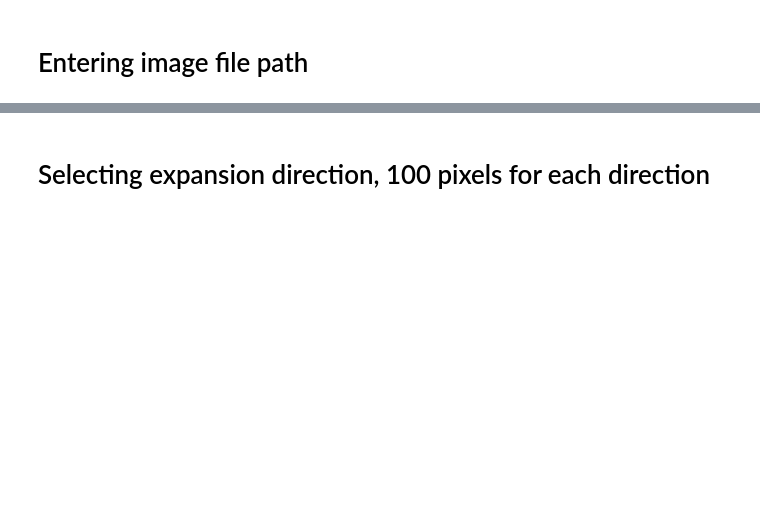
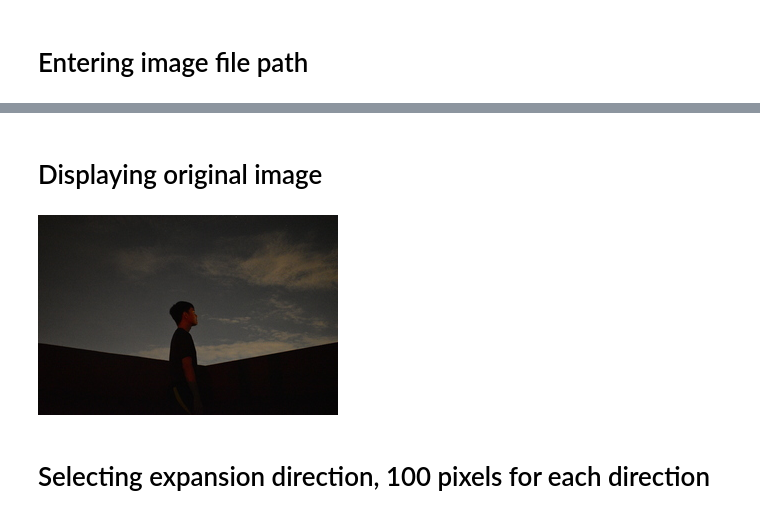
Before and after one commit to nichd36/ControlNet-Outpainting, a Jupyter notebook: OutpaintingControlNet.ipynb, the cells around one changed output, grey strips where cells are left out. Drawn from its saved outputs; the diff is of its cells as text; code cells hidden in the pictures; blank space fills up the shorter version.

```diff
--- a/OutpaintingControlNet.ipynb
+++ b/OutpaintingControlNet.ipynb
@@ -66,3 +64,10 @@ Enter the path to your image file (jpg, png, jpeg): photoOutpaint.jpeg
+# %% [markdown]
+# Displaying original image
+# %%
+from IPython.display import Image
+Image(filename=uploaded_image_path)
+# %% [output]
+[figure, added]
 # %% [markdown]
 # Selecting expansion direction, 100 pixels for each direction
 # %%
```
Also changed, not shown: parts of 8 cells of this notebook.
